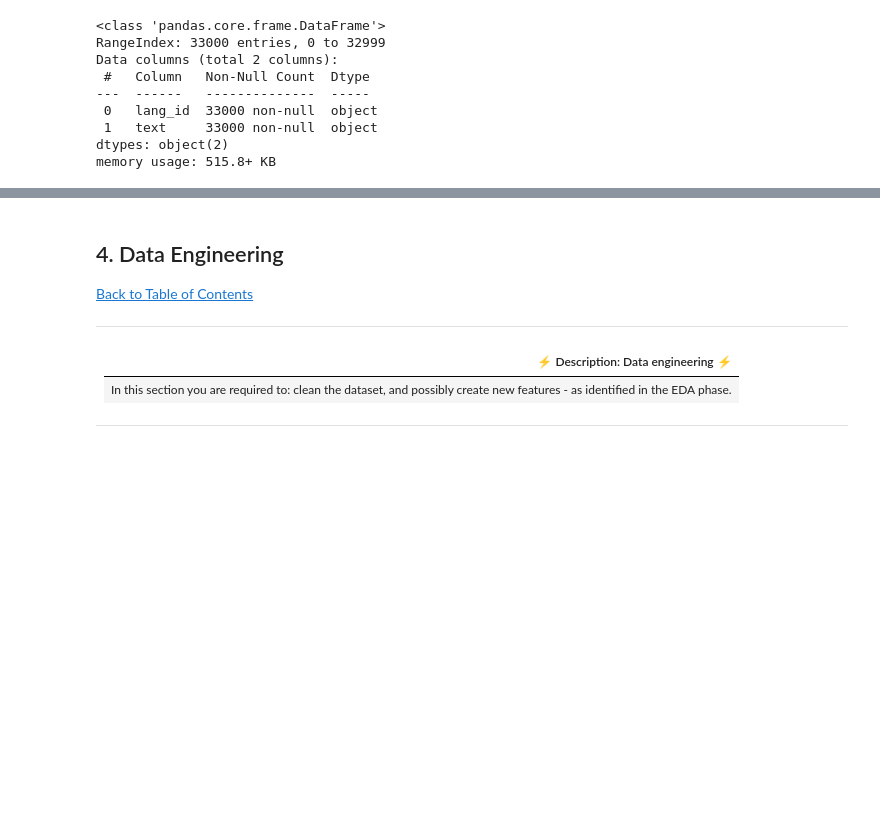
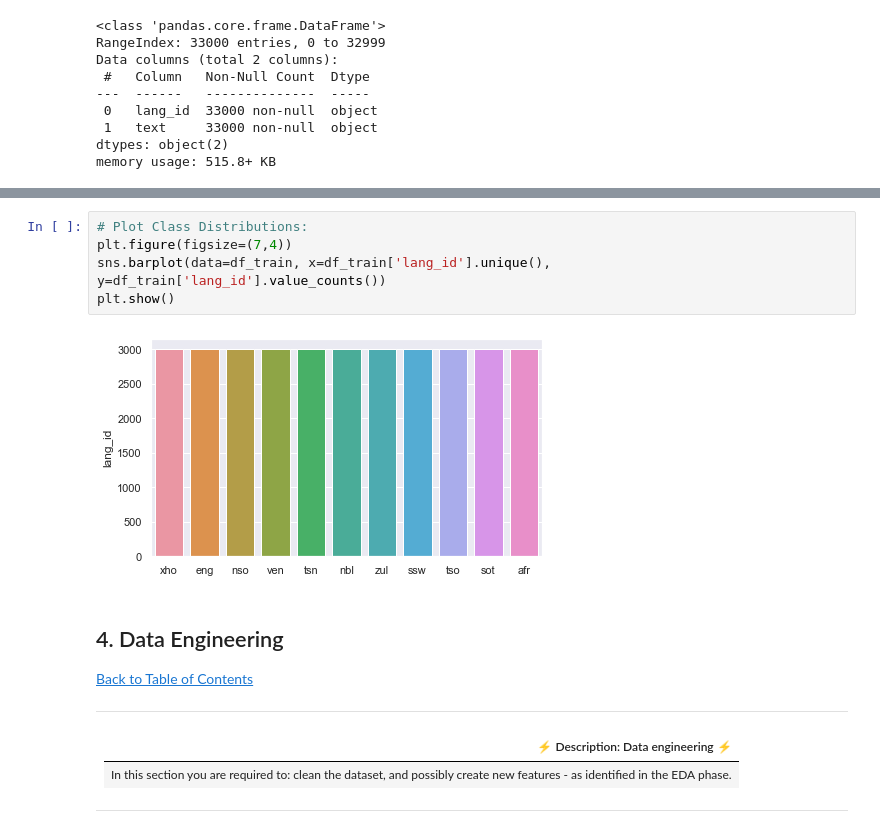
Before and after one commit to LethaboKgatuke1/Language_Identification_Hackathon_LethaboK, a Jupyter notebook: starter-notebook.ipynb, the cells around one changed output, grey strips where cells are left out. Drawn from its saved outputs; the diff is of its cells as text; blank space fills up the shorter version.

```diff
--- a/starter-notebook.ipynb
+++ b/starter-notebook.ipynb
@@ -187,3 +231,10 @@ memory usage: 515.8+ KB
+# %%
+# Plot Class Distributions:
+plt.figure(figsize=(7,4))
+sns.barplot(data=df_train, x=df_train['lang_id'].unique(), y=df_train['lang_id'].value_counts())
+plt.show()
+# %% [output]
+[figure, added]
 # %% [markdown]
 <a id="four"></a>
 ## 4. Data Engineering
```
Also changed, not shown: parts of 52 cells of this notebook.
